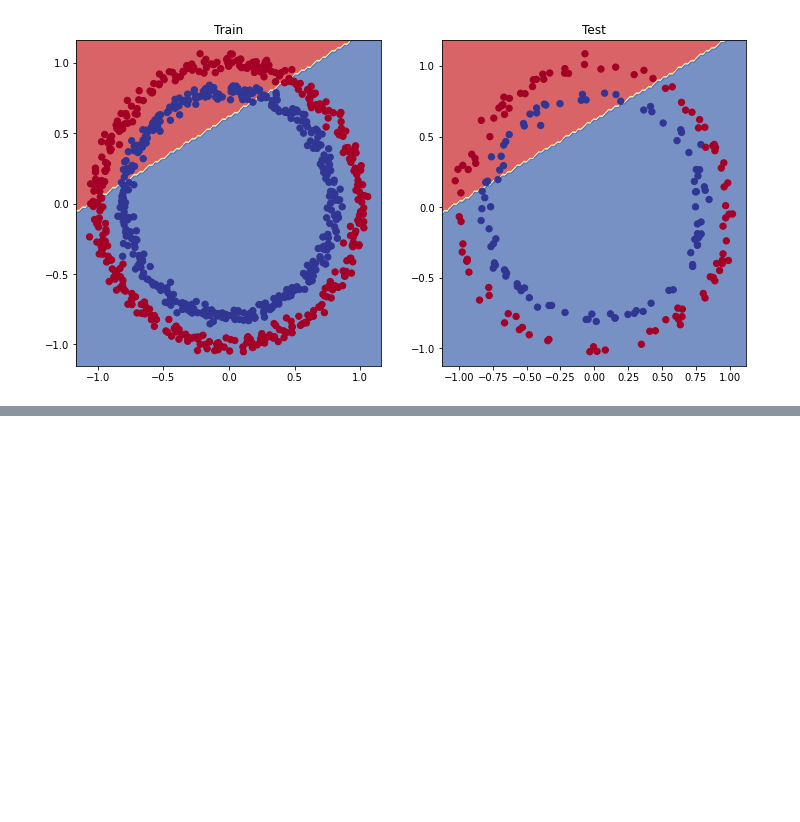
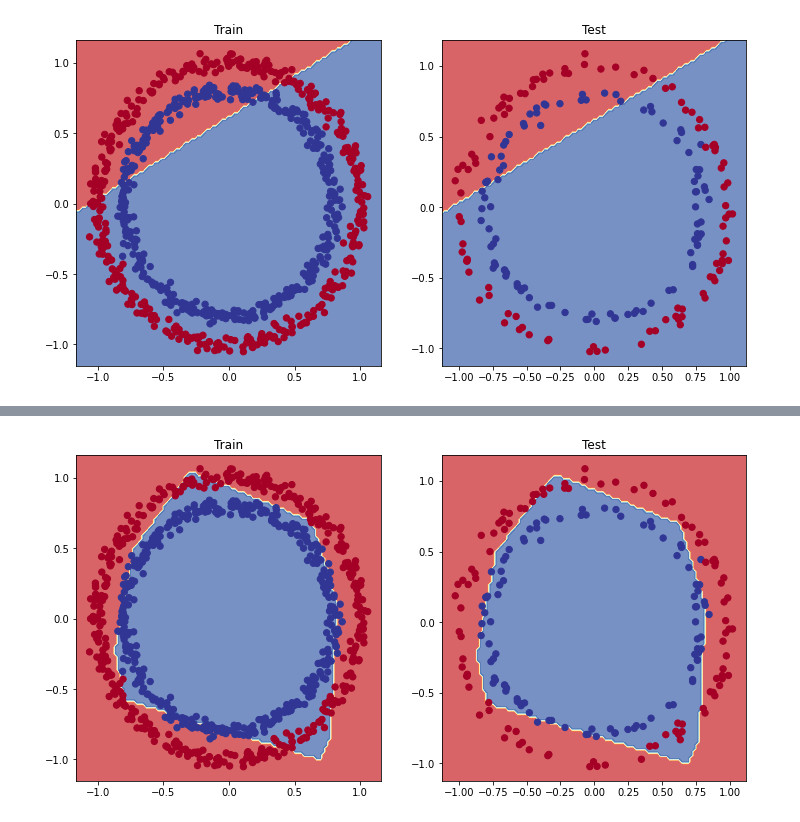
Before and after one commit to jiwpark00/DeepLearningPlayground, a Jupyter notebook: PyTorch_ZTM_Lecture_2_Circle_Classification.ipynb, the cells around one changed output, grey strips where cells are left out. Saved outputs shown, nothing was run; the diff lists cells and outputs as text; code cells hidden in the pictures; blank space fills up the shorter version.

```diff
--- a/PyTorch_ZTM_Lecture_2_Circle_Classification.ipynb
+++ b/PyTorch_ZTM_Lecture_2_Circle_Classification.ipynb
@@ -285,0 +386,11 @@ plot_decision_boundary(model_0, X_test, y_test)
+# %%
+# Turn data into tensors
+X = torch.from_numpy(X).type(torch.float)
+y = torch.from_numpy(y).type(torch.float)
+
+# Split into train and test sets
+X_train, X_test, y_train, y_test = train_test_split(X,
+                                                    y,
+                                                    test_size=0.2,
+                                                    random_state=42
+)
@@ -285,0 +478,11 @@ plot_decision_boundary(model_0, X_test, y_test)
+# %%
+# Plot decision boundaries for training and test sets
+plt.figure(figsize=(12, 6))
+plt.subplot(1, 2, 1)
+plt.title("Train")
+plot_decision_boundary(model_2, X_train, y_train) # model_1 = no non-linearity
+plt.subplot(1, 2, 2)
+plt.title("Test")
+plot_decision_boundary(model_2, X_test, y_test) # model_3 = has non-linearity
+# %% [output]
+[figure, added]
```
Also changed, not shown: parts of 8 cells of this notebook.
